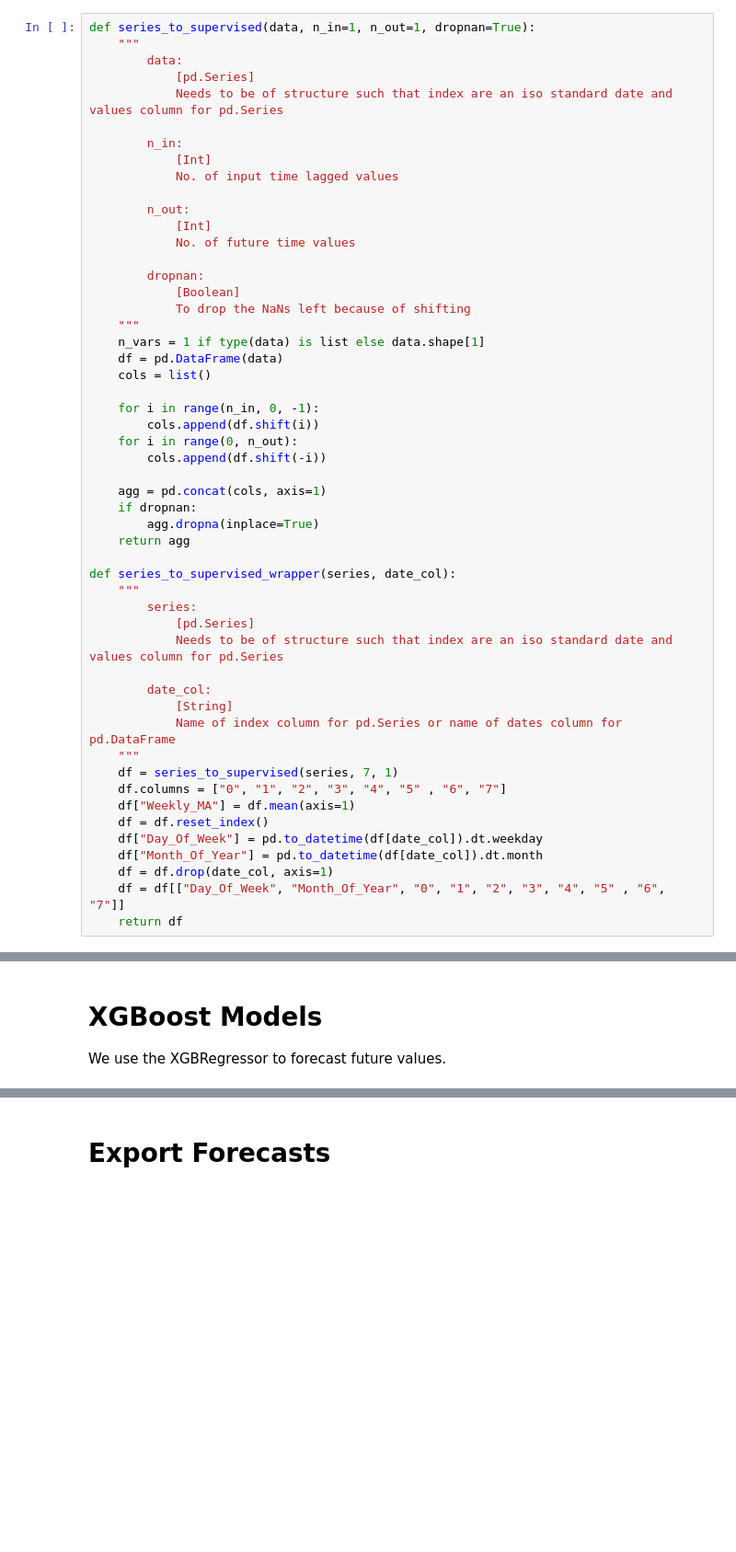
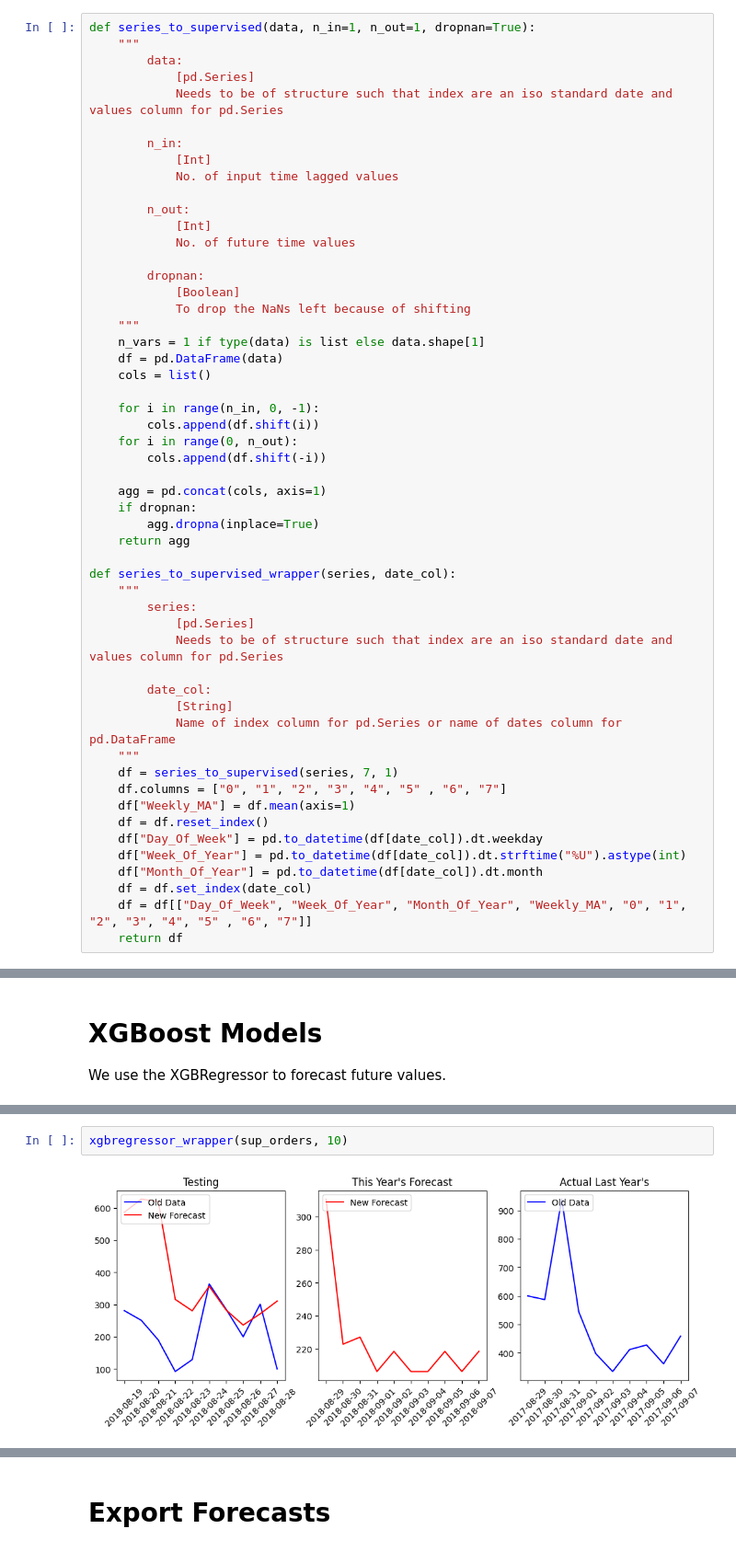
Before and after one commit to torchlightwizard/Data-Analysis-Pakistan-Ecommerce, a Jupyter notebook: notebooks/modeling.ipynb, the cells around one changed output, grey strips where cells are left out. Shown: that part at 92% size. Saved outputs shown, nothing was run; the diff lists cells and outputs as text; blank space fills up the shorter version.

Commit message:
added plots

```diff
--- a/notebooks/modeling.ipynb
+++ b/notebooks/modeling.ipynb
@@ -240,9 +240,10 @@ def series_to_supervised_wrapper(series, date_col):
 	df["Weekly_MA"] = df.mean(axis=1)
 	df = df.reset_index()
 	df["Day_Of_Week"] = pd.to_datetime(df[date_col]).dt.weekday
+	df["Week_Of_Year"] = pd.to_datetime(df[date_col]).dt.strftime("%U").astype(int)
 	df["Month_Of_Year"] = pd.to_datetime(df[date_col]).dt.month
-	df = df.drop(date_col, axis=1)
-	df = df[["Day_Of_Week", "Month_Of_Year", "0", "1", "2", "3", "4", "5" , "6", "7"]]
+	df = df.set_index(date_col)
+	df = df[["Day_Of_Week", "Week_Of_Year", "Month_Of_Year", "Weekly_MA", "0", "1", "2", "3", "4", "5" , "6", "7"]]
 	return df
 # %%
 sup_orders = series_to_supervised_wrapper(orders, "Date")
@@ -543,0 +595,4 @@ def xgregressor_wrapper(data, n_test):
+# %%
+xgbregressor_wrapper(sup_orders, 10)
+# %% [output]
+[figure, added]
```
Also changed, not shown: parts of 5 cells of this notebook.
